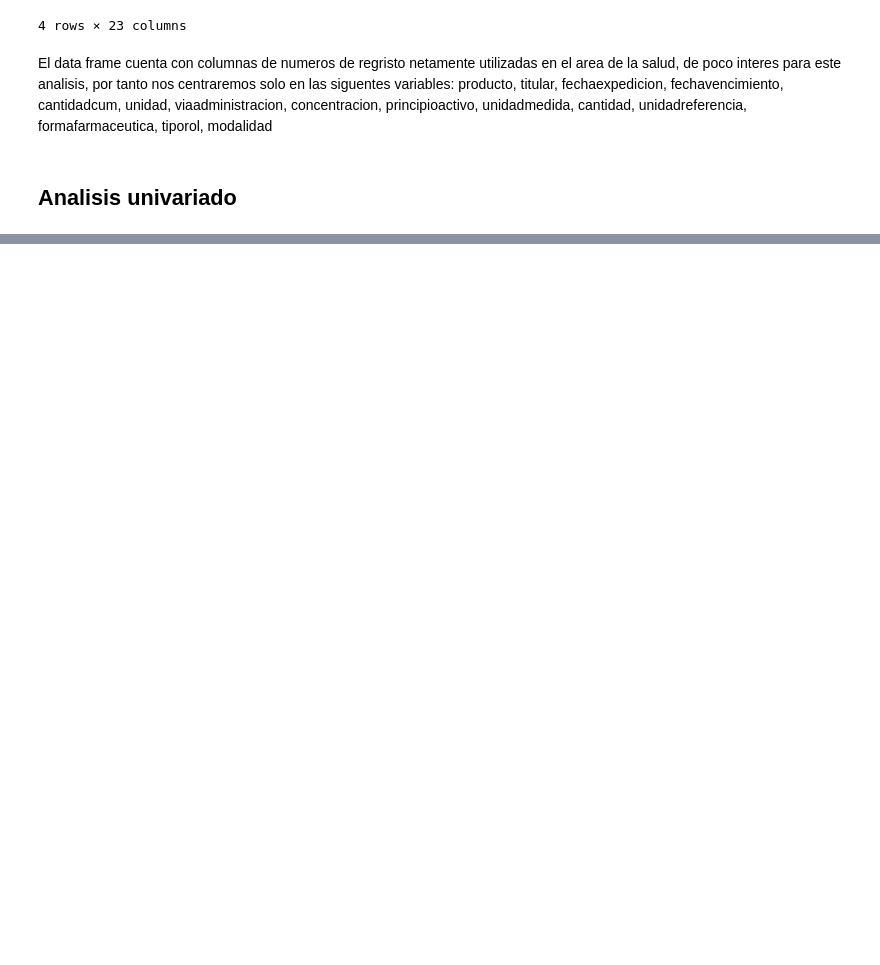
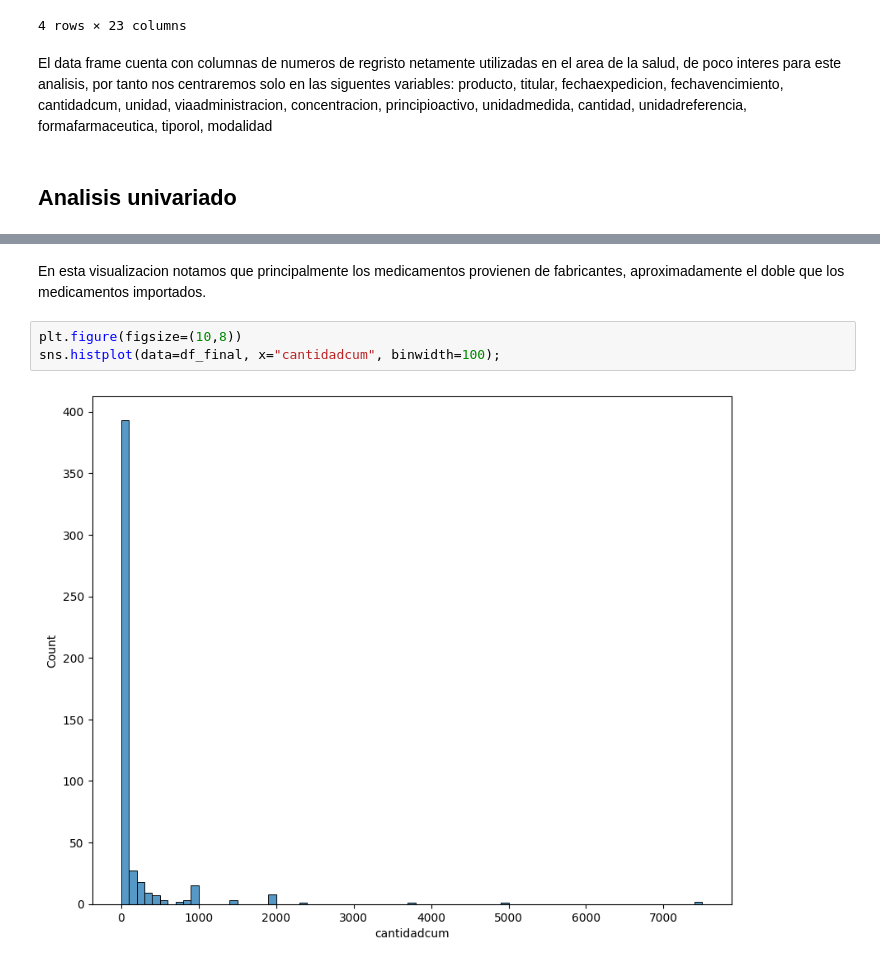
Before and after one commit to MiguelAngelCordoba/exploratory-data-analysis, a Jupyter notebook: Analisis_exploratorio.ipynb, the cells around one changed output, grey strips where cells are left out. Saved outputs shown, nothing was run; the diff lists cells and outputs as text; blank space fills up the shorter version.

```diff
--- a/Analisis_exploratorio.ipynb
+++ b/Analisis_exploratorio.ipynb
@@ -229,0 +244,7 @@ En este grafico podemos observar que la modalidad principal de distribucion de l
+# %% [markdown]
+En esta visualizacion notamos que principalmente los medicamentos provienen de fabricantes, aproximadamente el doble que los medicamentos importados.
+# %%
+plt.figure(figsize=(10,8))
+sns.histplot(data=df_final, x="cantidadcum", binwidth=100);
+# %% [output]
+[figure, added]
```
Also changed, not shown: parts of 35 cells of this notebook, 1 other file.
